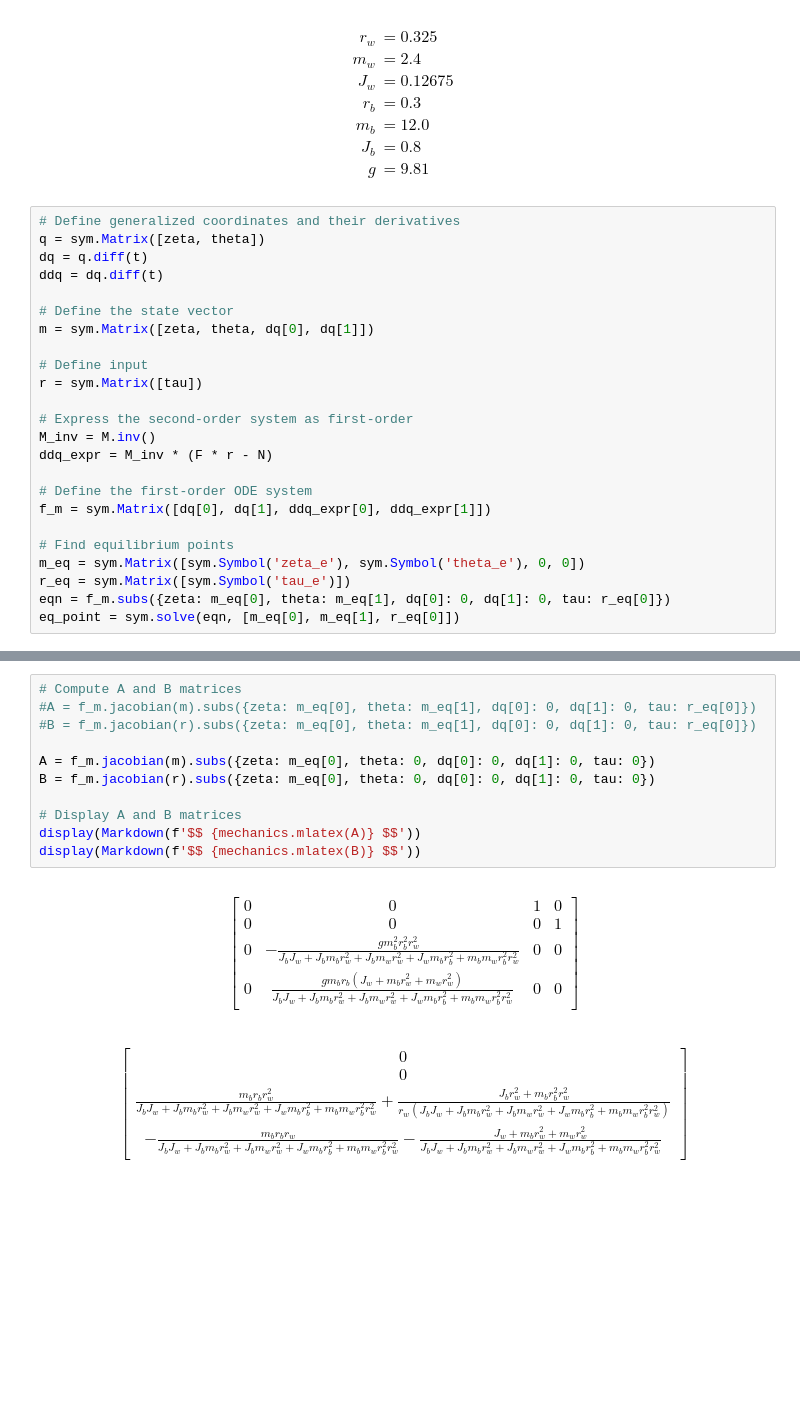
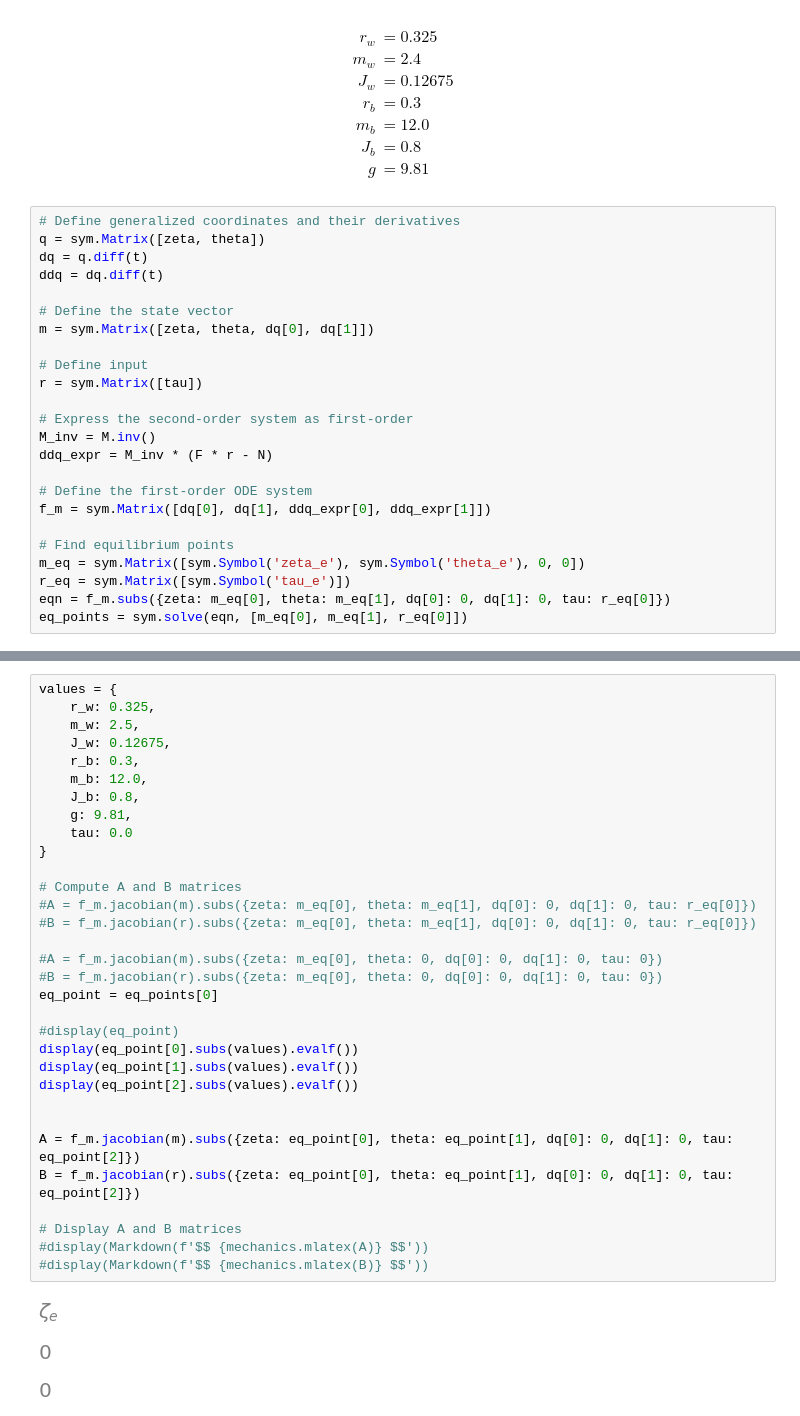
Before and after one commit to TheBestBot/ae353-sp25, a Jupyter notebook: projects/01_catbot/DeriveEOM-Template.ipynb, the cells around one changed output, grey strips where cells are left out. Cells and saved outputs as stored; diff of their text form; blank space fills up the shorter version.

```diff
--- a/projects/01_catbot/DeriveEOM-Template.ipynb
+++ b/projects/01_catbot/DeriveEOM-Template.ipynb
@@ -177,6 +177,6 @@ f_m = sym.Matrix([dq[0], dq[1], ddq_expr[0], ddq_expr[1]])
 m_eq = sym.Matrix([sym.Symbol('zeta_e'), sym.Symbol('theta_e'), 0, 0])
 r_eq = sym.Matrix([sym.Symbol('tau_e')])
 eqn = f_m.subs({zeta: m_eq[0], theta: m_eq[1], dq[0]: 0, dq[1]: 0, tau: r_eq[0]})
-eq_point = sym.solve(eqn, [m_eq[0], m_eq[1], r_eq[0]])
+eq_points = sym.solve(eqn, [m_eq[0], m_eq[1], r_eq[0]])
 # %%
 # Define state and input errors
@@ -185,17 +185,39 @@ u = r - r_eq  # Input deviation from equilibrium
 # %%
+values = {
+    r_w: 0.325,
+    m_w: 2.5,
+    J_w: 0.12675,
+    r_b: 0.3,
+    m_b: 12.0,
+    J_b: 0.8,
+    g: 9.81,
+    tau: 0.0
+}
+
 # Compute A and B matrices
 #A = f_m.jacobian(m).subs({zeta: m_eq[0], theta: m_eq[1], dq[0]: 0, dq[1]: 0, tau: r_eq[0]})
 #B = f_m.jacobian(r).subs({zeta: m_eq[0], theta: m_eq[1], dq[0]: 0, dq[1]: 0, tau: r_eq[0]})
 
-A = f_m.jacobian(m).subs({zeta: m_eq[0], theta: 0, dq[0]: 0, dq[1]: 0, tau: 0})
-B = f_m.jacobian(r).subs({zeta: m_eq[0], theta: 0, dq[0]: 0, dq[1]: 0, tau: 0})
+#A = f_m.jacobian(m).subs({zeta: m_eq[0], theta: 0, dq[0]: 0, dq[1]: 0, tau: 0})
+#B = f_m.jacobian(r).subs({zeta: m_eq[0], theta: 0, dq[0]: 0, dq[1]: 0, tau: 0})
+eq_point = eq_points[0]
+
+#display(eq_point)
+display(eq_point[0].subs(values).evalf())
+display(eq_point[1].subs(values).evalf())
+display(eq_point[2].subs(values).evalf())
+
+
+A = f_m.jacobian(m).subs({zeta: eq_point[0], theta: eq_point[1], dq[0]: 0, dq[1]: 0, tau: eq_point[2]})
+B = f_m.jacobian(r).subs({zeta: eq_point[0], theta: eq_point[1], dq[0]: 0, dq[1]: 0, tau: eq_point[2]})
 
 # Display A and B matrices
-display(Markdown(f'$$ {mechanics.mlatex(A)} $$'))
-display(Markdown(f'$$ {mechanics.mlatex(B)} $$'))
+#display(Markdown(f'$$ {mechanics.mlatex(A)} $$'))
+#display(Markdown(f'$$ {mechanics.mlatex(B)} $$'))
 # %% [output]
-$$ \left[\begin{matrix}0 & 0 & 1 & 0\\0 & 0 & 0 & 1\\0 & - \frac{g m_{b}^{2} r_{b}^{2} r_{w}^{2}}{J_{b} J_{w} + J_{b} m_{b} r_{w}^{2} + J_{b} m_{w} r_{w}^{2} + J_{w} m_{b} r_{b}^{2} + m_{b} m_{w} r_{b}^{2} r_{w}^{2}} & 0 & 0\\0 & \frac{g m_{b} r_{b} \left(J_{w} + m_{b} r_{w}^{2} + m_{w} r_{w}^{2}\right)}{J_{b} J_{w} + J_{b} m_{b} r_{w}^{2} + J_{b} m_{w} r_{w}^{2} + J_{w} m_{b} r_{b}^{2} + m_{b} m_{w} r_{b}^{2} r_{w}^{2}} & 0 & 0\end{matrix}\right] $$
-$$ \left[\begin{matrix}0\\0\\\frac{m_{b} r_{b} r_{w}^{2}}{J_{b} J_{w} + J_{b} m_{b} r_{w}^{2} + J_{b} m_{w} r_{w}^{2} + J_{w} m_{b} r_{b}^{2} + m_{b} m_{w} r_{b}^{2} r_{w}^{2}} + \frac{J_{b} r_{w}^{2} + m_{b} r_{b}^{2} r_{w}^{2}}{r_{w} \left(J_{b} J_{w} + J_{b} m_{b} r_{w}^{2} + J_{b} m_{w} r_{w}^{2} + J_{w} m_{b} r_{b}^{2} + m_{b} m_{w} r_{b}^{2} r_{w}^{2}\right)}\\- \frac{m_{b} r_{b} r_{w}}{J_{b} J_{w} + J_{b} m_{b} r_{w}^{2} + J_{b} m_{w} r_{w}^{2} + J_{w} m_{b} r_{b}^{2} + m_{b} m_{w} r_{b}^{2} r_{w}^{2}} - \frac{J_{w} + m_{b} r_{w}^{2} + m_{w} r_{w}^{2}}{J_{b} J_{w} + J_{b} m_{b} r_{w}^{2} + J_{b} m_{w} r_{w}^{2} + J_{w} m_{b} r_{b}^{2} + m_{b} m_{w} r_{b}^{2} r_{w}^{2}}\end{matrix}\right] $$
+[figure, added]
+[figure, added]
+[figure, added]
 # %%
 # Find the numeric values for A and B for the given system
 values = {
```
Also changed, not shown: parts of 5 cells of this notebook, 3 other files.
